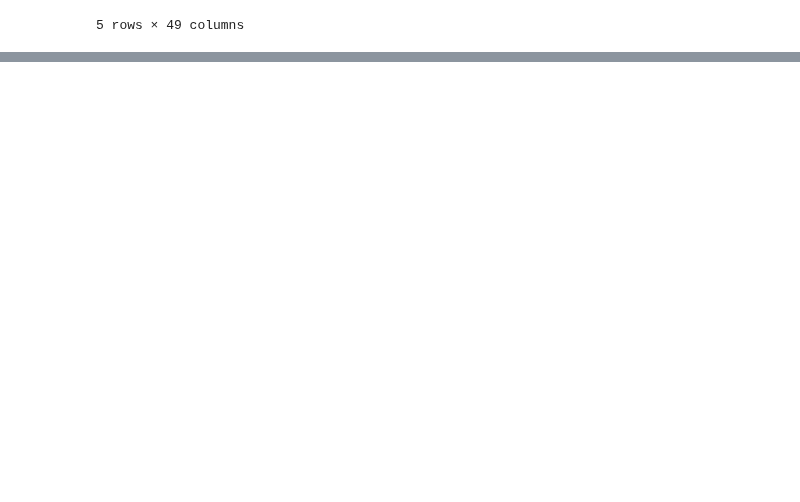
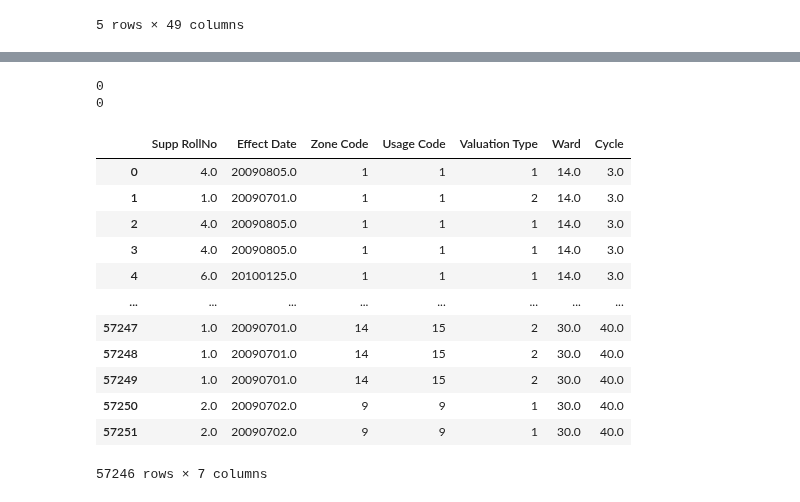
Before and after one commit to BongumusaSizwe/DAE_PROJECT, a Jupyter notebook: mini_project/Houses/Untitled.ipynb, the cells around one changed output, grey strips where cells are left out. Drawn from its saved outputs; the diff is of its cells as text; code cells hidden in the pictures; blank space fills up the shorter version.

```diff
--- a/mini_project/Houses/Untitled.ipynb
+++ b/mini_project/Houses/Untitled.ipynb
@@ -70,0 +146,62 @@ data_new.head()
+# %%
+data_new.loc[[30400, 40754, 40767, 40800, 40815, 40834]]
+#All the rows with missing values are removed
+data_new = data_new.drop([30400, 40754, 40767, 40800, 40815, 40834]);
+data_new = data_new.drop(columns = 'Empty Stand Ind')
+# %%
+my_new_data_set = data_new.iloc[:,7:14]
+#Checking columns with null values
+ncols_missing = my_new_data_set.isnull().any(axis=0).sum()
+print(ncols_missing)
+#Checking rows with null values
+nrows_missing = my_new_data_set.isnull().any(axis=1).sum()
+print(nrows_missing)
+# %% [output]
+0
+0
+# %%
+#Making my dictionaries
+dic = pd.Series(my_new_data_set['Zone Code'].unique())
+dic.index = dic.index + 1
+dic = pd.Series(dic.index.values, index = dic)
+
+dic2 = pd.Series(my_new_data_set['Usage Code'].unique())
+dic2.index = dic2.index + 1
+dic2 = pd.Series(dic2.index.values, index = dic2)
+
+dic3 = pd.Series(my_new_data_set['Valuation Type'].unique())
+dic3.index = dic3.index + 1
+dic3 = pd.Series(dic3.index.values, index = dic3)
+#dic3
+# %%
+#Encoding based on the dictionaries
+lookup_table = dict(dic)
+
+def lookup_customer(val):
+    return lookup_table.get(val, np.nan)
+
+
+my_new_data_set['Zone Code'] = my_new_data_set['Zone Code'].apply(lambda x: lookup_customer(x));
+
+lookup_table = dict(dic2)
+my_new_data_set['Usage Code'] = my_new_data_set['Usage Code'].apply(lambda x: lookup_customer(x));
+
+lookup_table = dict(dic3)
+my_new_data_set['Valuation Type'] = my_new_data_set['Valuation Type'].apply(lambda x: lookup_customer(x));
+
+my_new_data_set
+#df_new.head(20)
+# %% [output]
+|  | Supp RollNo | Effect Date | Zone Code | Usage Code | Valuation Type | Ward | Cycle |
+| 0 | 4.0 | 20090805.0 | 1 | 1 | 1 | 14.0 | 3.0 |
+| 1 | 1.0 | 20090701.0 | 1 | 1 | 2 | 14.0 | 3.0 |
+| 2 | 4.0 | 20090805.0 | 1 | 1 | 1 | 14.0 | 3.0 |
+| 3 | 4.0 | 20090805.0 | 1 | 1 | 1 | 14.0 | 3.0 |
+| 4 | 6.0 | 20100125.0 | 1 | 1 | 1 | 14.0 | 3.0 |
+| ... | ... | ... | ... | ... | ... | ... | ... |
+| 57247 | 1.0 | 20090701.0 | 14 | 15 | 2 | 30.0 | 40.0 |
+| 57248 | 1.0 | 20090701.0 | 14 | 15 | 2 | 30.0 | 40.0 |
+| 57249 | 1.0 | 20090701.0 | 14 | 15 | 2 | 30.0 | 40.0 |
+| 57250 | 2.0 | 20090702.0 | 9 | 9 | 1 | 30.0 | 40.0 |
+| 57251 | 2.0 | 20090702.0 | 9 | 9 | 1 | 30.0 | 40.0 |
+57246 rows × 7 columns
```
Also changed, not shown: parts of 6 cells of this notebook, 2 other files.
